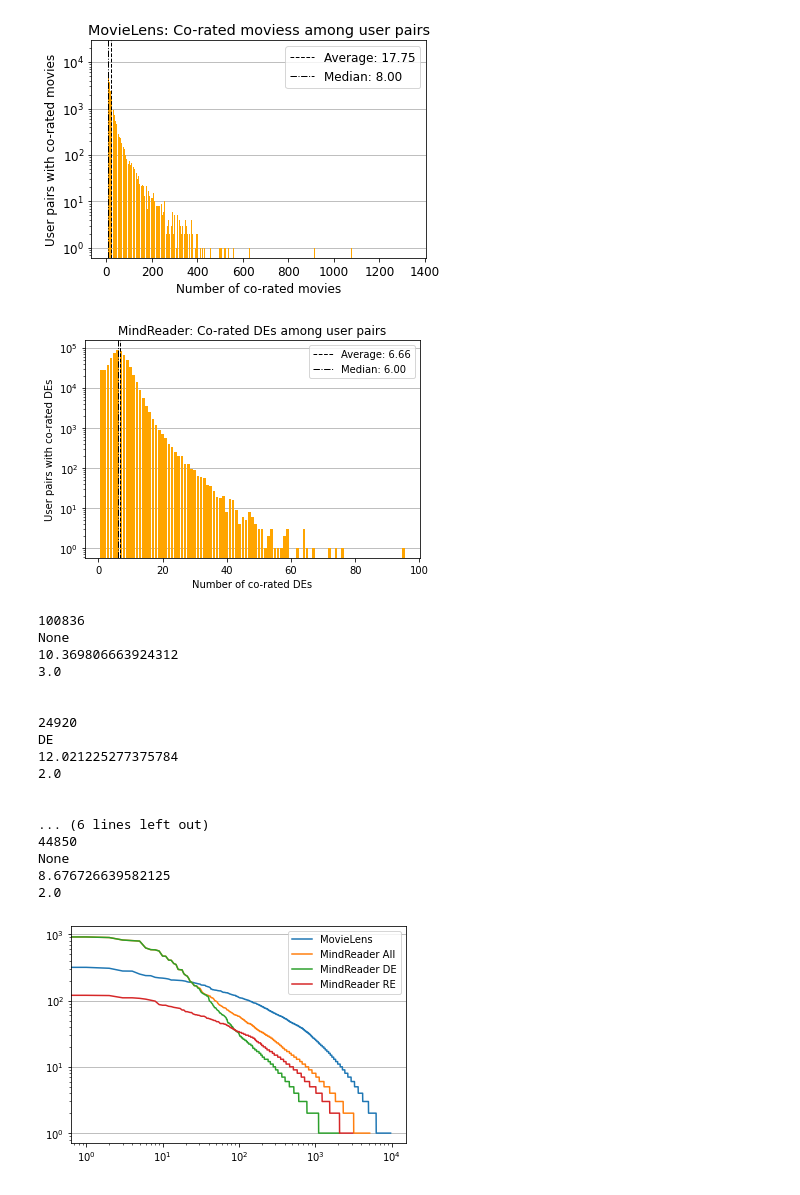
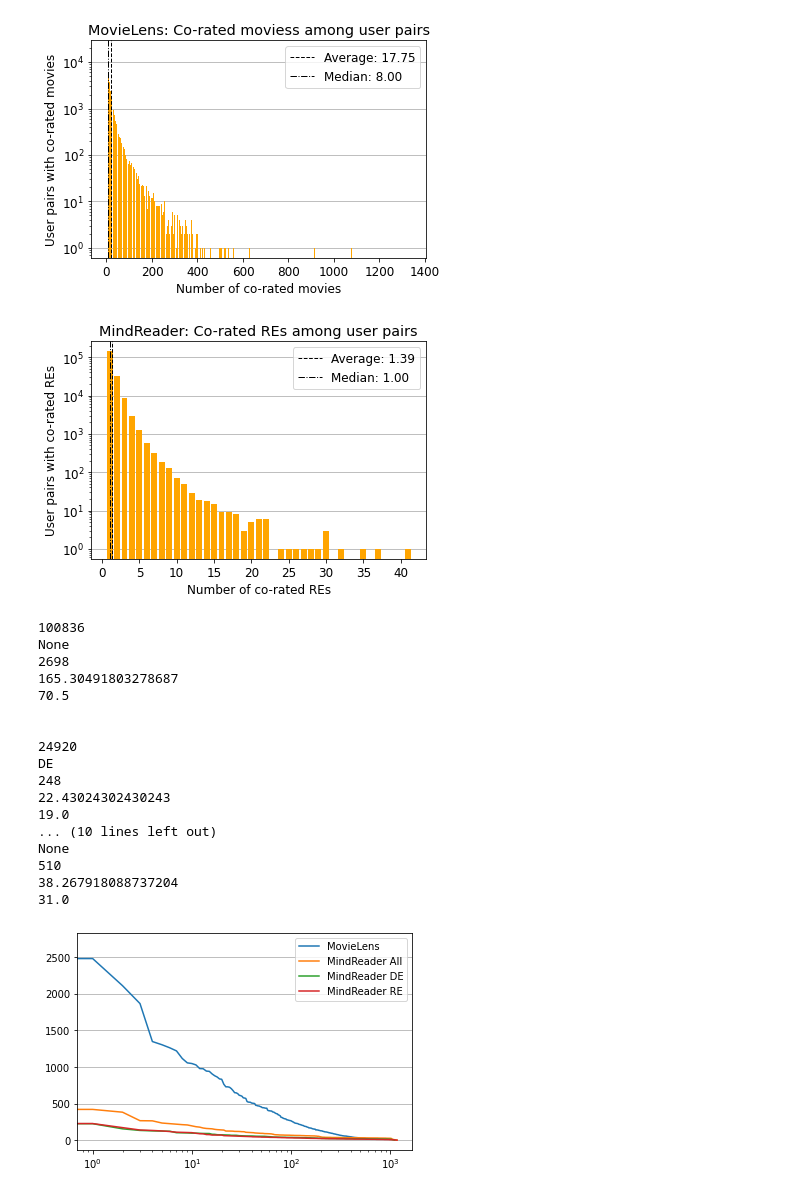
Before and after one commit to MI-911/analytics, a Jupyter notebook: legacy/co-occurrence.ipynb, the cells around one changed output. Saved outputs shown, nothing was run; the diff lists cells and outputs as text; code cells hidden in the pictures.

```diff
--- a/legacy/co-occurrence.ipynb
+++ b/legacy/co-occurrence.ipynb
@@ -70,7 +70,7 @@ plt.show()
 # %% [output]
 [figure]
 # %%
-mode = 'DE'
+mode = 'RE'
 
 ratings = pd.read_csv('/home/theis/Projects/mi911/analytics/data/mr-100k.csv')
 ratings = ratings[ratings.sentiment != 0]
@@ -90,39 +90,39 @@ p_median = pairs['n_co-rated'].median()
 
 pairs = pairs[['n_co-rated']].groupby(['n_co-rated']).size().reset_index().rename(columns={0:'t'})
 #pairs =pairs[:88]
 
 fig, axes = plt.subplots(nrows=1)
 axes.grid(True, 'major', 'y')
 
 axes.set_yscale('log')
 #axes.set_xscale('log')
 
 axes.set_xlabel(f'Number of co-rated {mode}s' if groupon != movie_column else 'Number of co-rated users')
 axes.set_ylabel(f'User pairs with co-rated {mode}s' if groupon != movie_column else f'{mode} pairs with co-rated users')
 axes.set_axisbelow(True)
 limiter = 150
 plt.bar(pairs['n_co-rated'][:limiter], pairs['t'][:limiter], color='orange')
 # plt.plot(pairs['n_co-rated'], pairs['t'], color='blue')
 
 plt.axvline(p_average, color='k', linestyle='dashed', linewidth=1, label=f'Average: {p_average:.2f}')
 plt.axvline(p_median, color='k', linestyle='dashdot', linewidth=1, label=f'Median: {p_median:.2f}')
 
 #axes.set_xlim([0.5, 80])
 plt.title(f'MindReader: Co-rated {mode}s among user pairs')
 plt.legend()
 plt.rc('font', size=12)
 
 fig_name = f"co-occurrence-{'user' if groupon == movie_column else 'movie'}-{mode}.pdf"
 plt.savefig(fig_name, bbox_inches='tight')
 
 plt.show()
 # %% [output]
-[figure, old version]
+[figure, new version]
 # %%
 def get_num(path, movie_column, entity_type=None):
     ratings = pd.read_csv(path)
 
-    if movie_column == 'uri':
+    if 'uri' in ratings.columns:
         ratings = ratings[ratings.sentiment != 0]
 
     if entity_type is not None:
@@ -132,19 +132,20 @@ def get_num(path, movie_column, entity_type=None):
     g = ratings.groupby(movie_column).size().reset_index().rename(columns={0:'t'})
     g = g.sort_values('t', ascending=False)
     print(entity_type)
+    print(g['t'].max())
     print(g['t'].mean())
     print(g['t'].median())
     return g
 
-ml = get_num('/home/theis/Projects/mi911/analytics/data/movielens.csv', 'movieId')
-mr_de = get_num('/home/theis/Projects/mi911/analytics/data/mr-100k.csv', 'uri', 'DE')
-mr_re = get_num('/home/theis/Projects/mi911/analytics/data/mr-100k.csv', 'uri', 'RE')
-mr = get_num('/home/theis/Projects/mi911/analytics/data/mr-100k.csv', 'uri')
+ml = get_num('/home/theis/Projects/mi911/analytics/data/movielens.csv', 'userId')
+mr_de = get_num('/home/theis/Projects/mi911/analytics/data/mr-100k.csv', 'userId', 'DE')
+mr_re = get_num('/home/theis/Projects/mi911/analytics/data/mr-100k.csv', 'userId', 'RE')
+mr = get_num('/home/theis/Projects/mi911/analytics/data/mr-100k.csv', 'userId')
 
 fig, axes = plt.subplots(nrows=1)
 axes.grid(True, 'major', 'y')
 
-axes.set_yscale('log')
+# axes.set_yscale('log')
 axes.set_xscale('log')
 
 plt.plot(list(range(len(ml['t']))), ml['t'], label="MovieLens")
@@ -156,19 +157,19 @@ plt.show()
 # %% [output]
 100836
 None
-10.369806663924312
-3.0
+2698
+165.30491803278687
+70.5
 
 
 24920
 DE
-12.021225277375784
-2.0
-
-
-... (6 lines left out)
-44850
+248
+22.43024302430243
+19.0
+... (10 lines left out)
 None
-8.676726639582125
-2.0
+510
+38.267918088737204
+31.0
-[figure, old version]
+[figure, new version]
```
Also changed, not shown: 1 other file.
